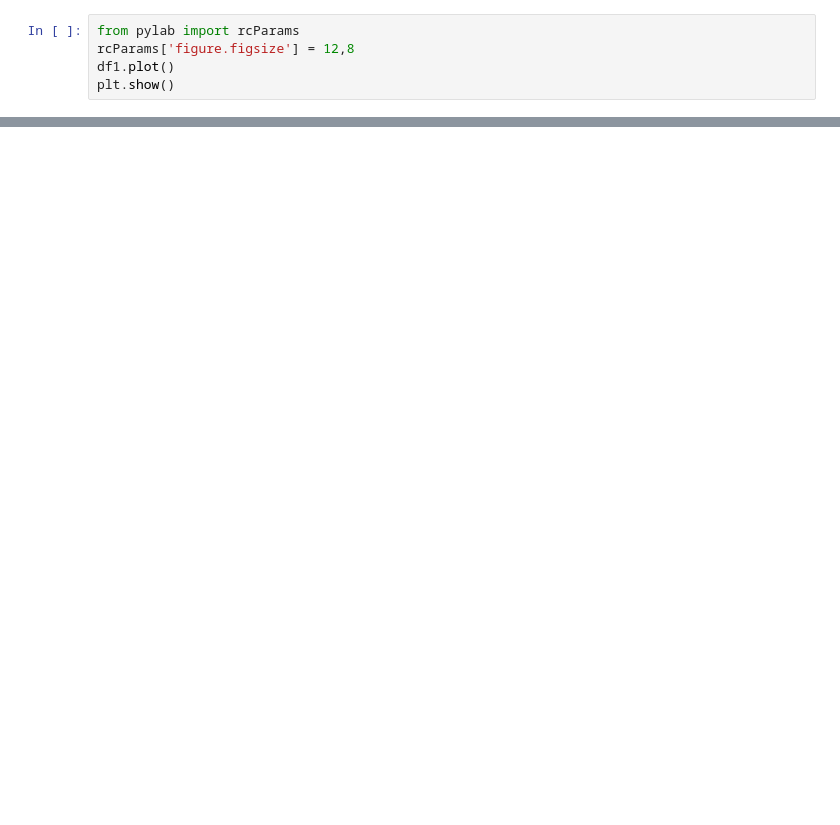
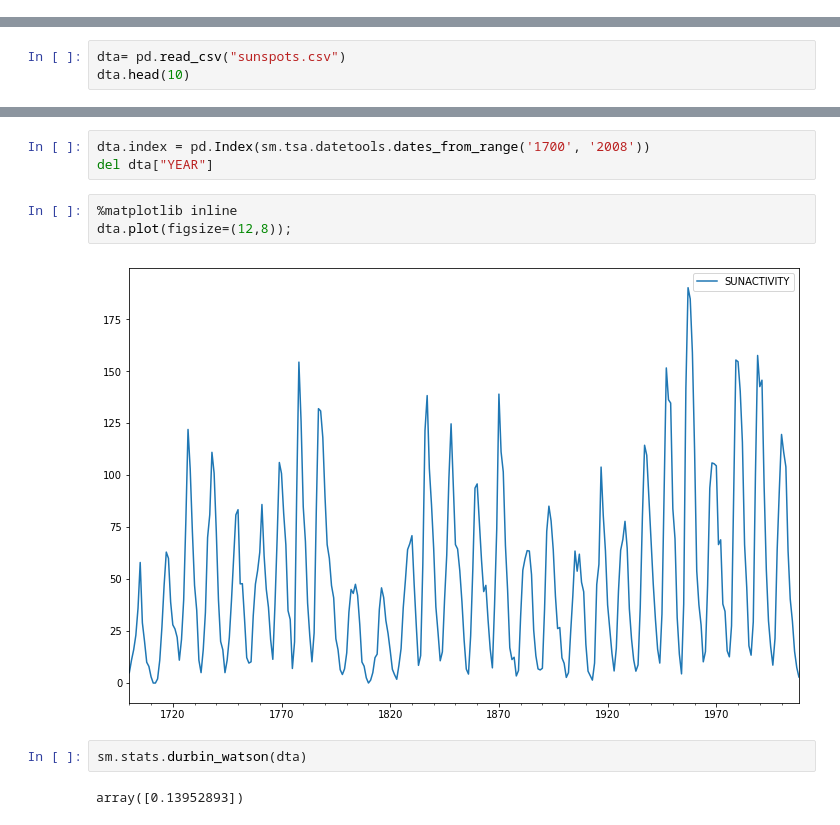
Before and after one commit to SKME20417/Model-Building-Evaluation-and-Interpretaion, a Jupyter notebook: Time Series Analysis.ipynb, the cells around one changed output, grey strips where cells are left out. Saved outputs shown, nothing was run; the diff lists cells and outputs as text; blank space fills up the shorter version.

```diff
--- a/Time Series Analysis.ipynb
+++ b/Time Series Analysis.ipynb
@@ -62,5 +0,0 @@ plt.show()
-# %%
-from pylab import rcParams
-rcParams['figure.figsize'] = 12,8
-df1.plot()
-plt.show()
@@ -112,0 +9,3 @@ plt.tight_layout()
+# %%
+dta= pd.read_csv("sunspots.csv")
+dta.head(10)
@@ -112,0 +52,12 @@ plt.tight_layout()
+# %%
+dta.index = pd.Index(sm.tsa.datetools.dates_from_range('1700', '2008'))
+del dta["YEAR"]
+# %%
+%matplotlib inline
+dta.plot(figsize=(12,8));
+# %% [output]
+[figure, added]
+# %%
+sm.stats.durbin_watson(dta)
+# %% [output]
+array([0.13952893])
```
Also changed, not shown: parts of 35 cells of this notebook.
